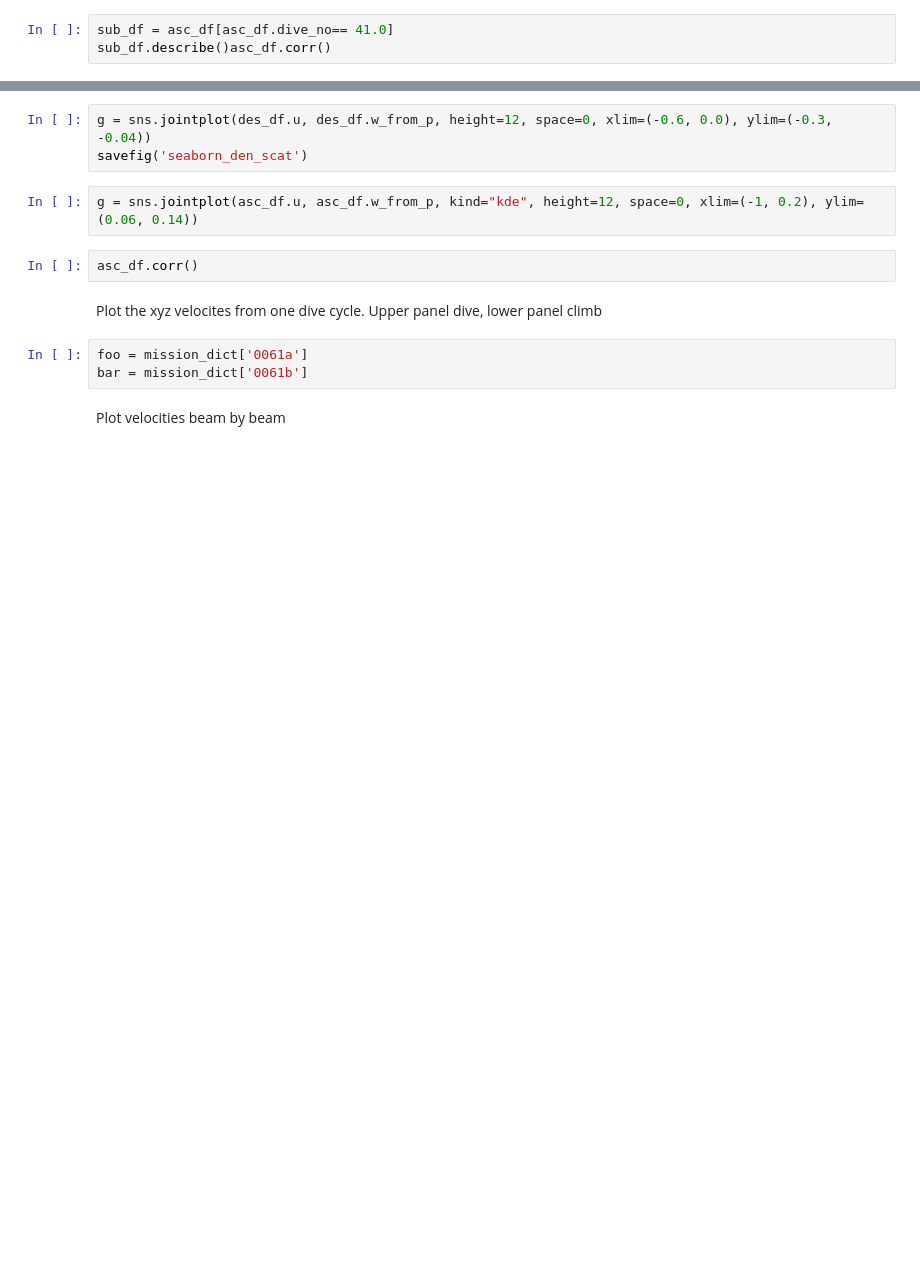
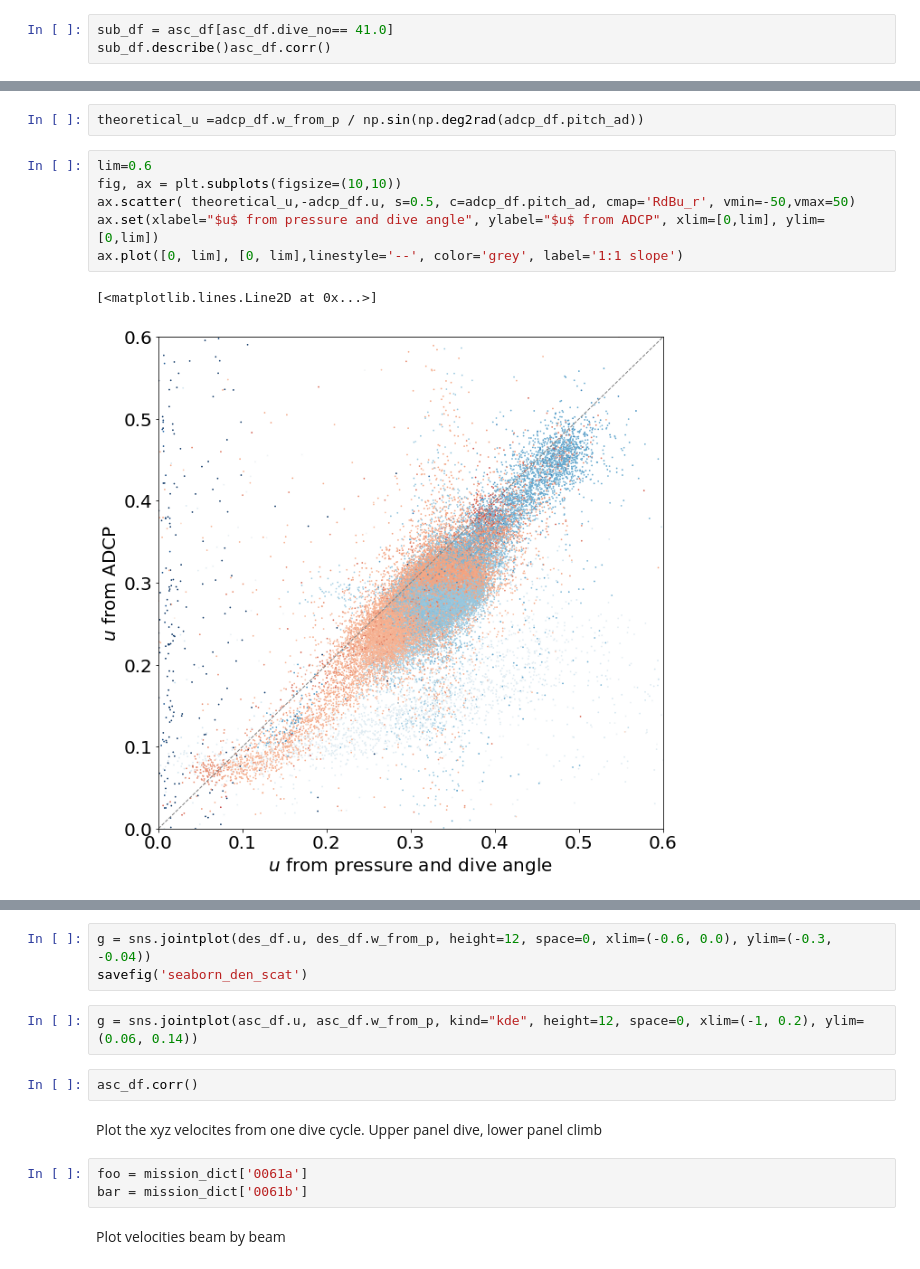
Before and after one commit to callumrollo/adcp-glider, a Jupyter notebook: notebooks/explore_data.ipynb, the cells around one changed output, grey strips where cells are left out. Saved outputs shown, nothing was run; the diff lists cells and outputs as text; blank space fills up the shorter version.

```diff
--- a/notebooks/explore_data.ipynb
+++ b/notebooks/explore_data.ipynb
@@ -339,0 +278,11 @@ savefig('all_speed_pressure')
+# %%
+theoretical_u =adcp_df.w_from_p / np.sin(np.deg2rad(adcp_df.pitch_ad))
+# %%
+lim=0.6
+fig, ax = plt.subplots(figsize=(10,10))
+ax.scatter( theoretical_u,-adcp_df.u, s=0.5, c=adcp_df.pitch_ad, cmap='RdBu_r', vmin=-50,vmax=50)
+ax.set(xlabel="$u$ from pressure and dive angle", ylabel="$u$ from ADCP", xlim=[0,lim], ylim=[0,lim])
+ax.plot([0, lim], [0, lim],linestyle='--', color='grey', label='1:1 slope')
+# %% [output]
+[<matplotlib.lines.Line2D at 0x...>]
+[figure, added]
```
Also changed, not shown: parts of 38 cells of this notebook, 1 other file.
